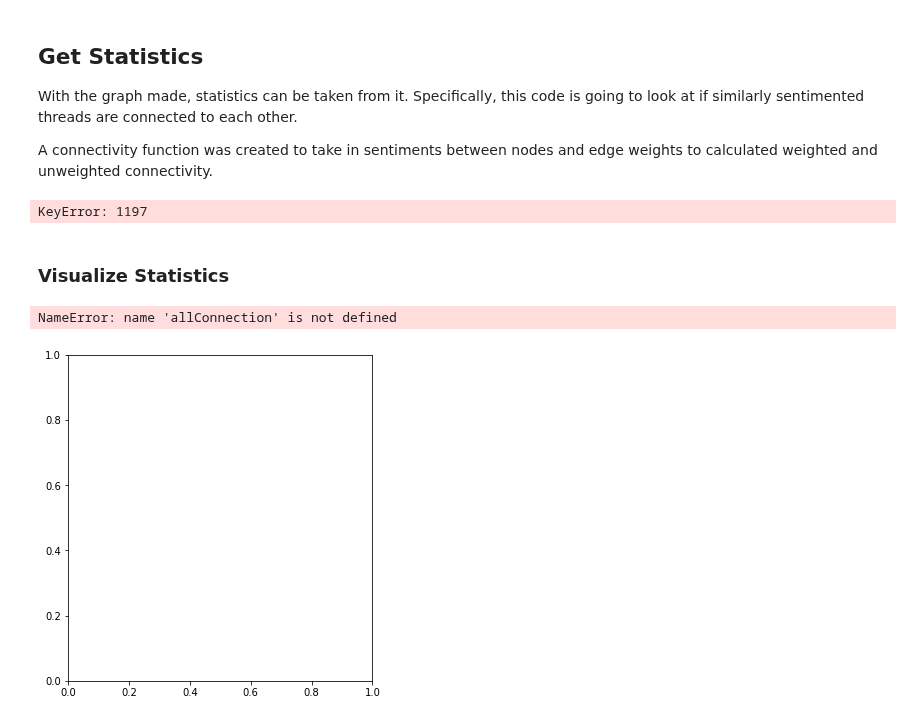
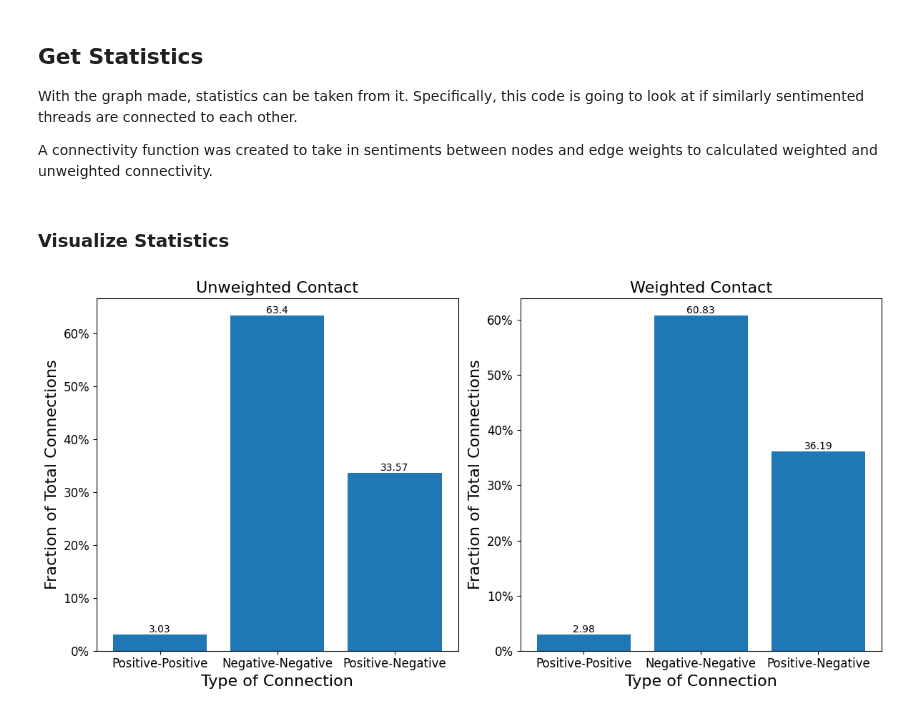
Before and after one commit to nguye639/NguyenThesis, a Jupyter notebook: InterThreadAnalysis.ipynb, the cells around one changed output. Drawn from its saved outputs; the diff is of its cells as text; code cells hidden in the pictures.

```diff
--- a/InterThreadAnalysis.ipynb
+++ b/InterThreadAnalysis.ipynb
@@ -20,7 +20,7 @@ import pickle
 
 To start making a graph we must read in our given data and pick out the individual threads in the online forum
 # %%
-data = pd.read_csv("GawaherSentiment.csv", index_col=0)
+data = pd.read_csv("GawaherSentiment.csv")
 threads = data["ThreadID"].unique()
 # %% [markdown]
 ### Creating nodes and edges
@@ -45,0 +67,4 @@ for i in range(0,len(threads)):
+# %%
+threadSentiments = []
+for i in threads:
+    threadSentiments.append(np.mean(data[data["ThreadID"]==i]["AllenNLP"]))
@@ -46,3 +73,6 @@ for i in range(0,len(threads)):
+# %%
+edges = np.genfromtxt('interEdges.csv', delimiter=',')
+weights =  np.genfromtxt('interWeights.csv', delimiter=',')
 # %% [markdown]
 ## Creating and plotting Graph
 
@@ -102,39 +129,44 @@ def connectivity(edgeSentiments,weights):
     return posPos,negNeg, posNeg
 # %%
 flatEdges = np.concatenate(edges)
-flatSentiments = np.array([nodeDict[x] for x in flatEdges])
+flatSentiments = np.array(threadSentiments)
 edgeSentiments = np.sort(flatSentiments.reshape(-1,2))
 uniqueWeights = np.full(len(weights),1)
 
 allConnection = list(connectivity(edgeSentiments,weights))
 uniqueConnection = list(connectivity(edgeSentiments,uniqueWeights))
-# %% [output]
-KeyError: 1197
 # %% [markdown]
 ### Visualize Statistics
 # %%
+font = 16
+tick = 12
+
 plt.figure(figsize = (12,6))
 
 plt.subplot(1,2,2)
 
 plot1 = plt.bar(["Positive-Positive","Negative-Negative","Positive-Negative"],allConnection/np.sum(allConnection))
-plt.title("Weighted Contact", fontsize = 12)
-plt.ylabel("Fraction of Total Connections", fontsize = 12)
-plt.xlabel("Type of Connection", fontsize = 12)
+plt.title("Weighted Contact", fontsize = font)
+plt.ylabel("Fraction of Total Connections", fontsize = font)
+plt.xlabel("Type of Connection", fontsize = font)
 plt.bar_label(plot1,np.around(np.array(allConnection)*100/np.sum(allConnection),2))
 plt.gca().yaxis.set_major_formatter(PercentFormatter(1))
+plt.xticks(fontsize=tick)
+plt.yticks(fontsize=tick)
 
 
 plt.subplot(1,2,1)
 plot2 = plt.bar(["Positive-Positive","Negative-Negative","Positive-Negative"],uniqueConnection/np.sum(uniqueConnection))
-plt.title("Unweighted Contact", fontsize = 12)
-plt.ylabel("Fraction of Total Connections", fontsize = 12)
-plt.xlabel("Type of Connection", fontsize = 12)
+plt.title("Unweighted Contact", fontsize = font)
+plt.ylabel("Fraction of Total Connections", fontsize = font)
+plt.xlabel("Type of Connection", fontsize = font)
 plt.bar_label(plot2,np.around(np.array(uniqueConnection)*100/np.sum(uniqueConnection),2))
 plt.gca().yaxis.set_major_formatter(PercentFormatter(1))
+plt.xticks(fontsize=tick)
+plt.yticks(fontsize=tick)
+
 
 plt.tight_layout()
 plt.savefig("interThread.png")
 # %% [output]
-NameError: name 'allConnection' is not defined
-[figure, old version]
+[figure, new version]
```
Also changed, not shown: parts of 6 cells of this notebook, 11 other files.
